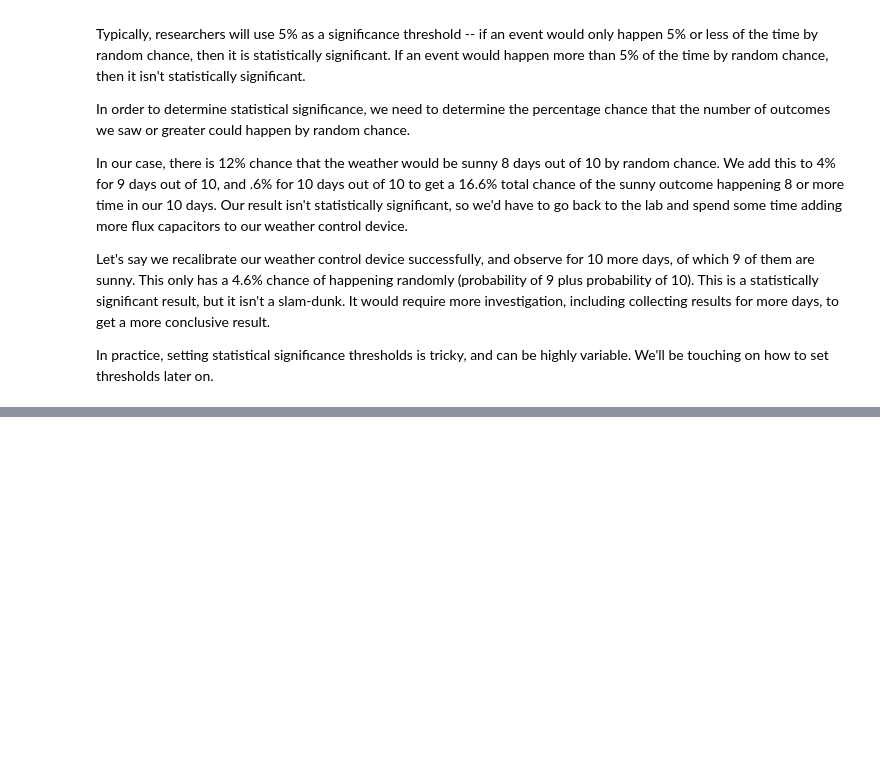
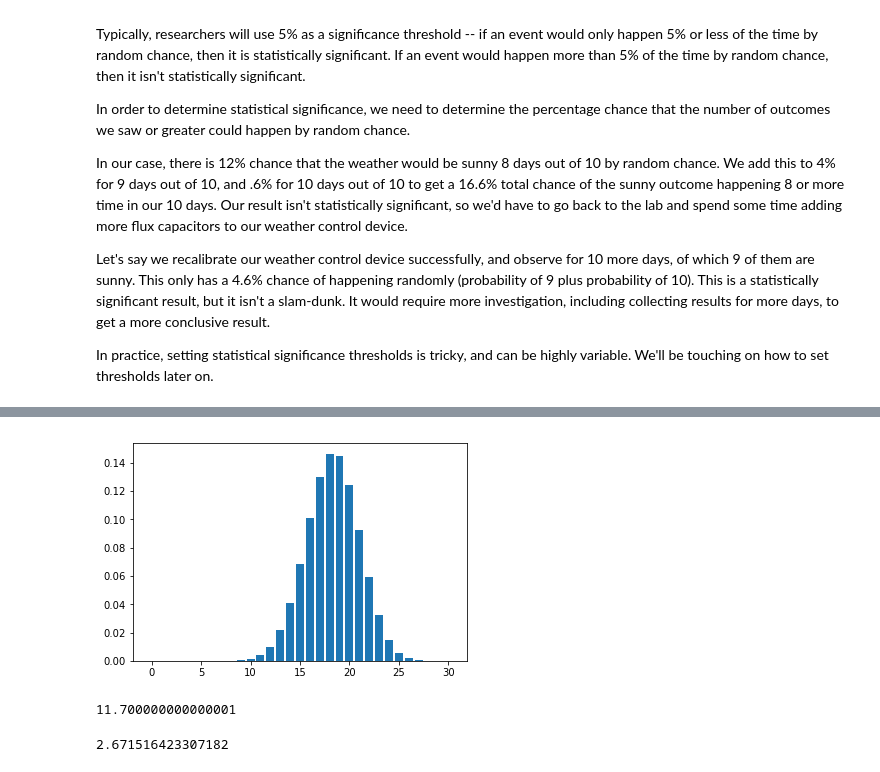
Before and after one commit to AnkushKhanna/learning-python-data-quest, a Jupyter notebook: statistics/probability_bike_rental.ipynb, the cells around one changed output, grey strips where cells are left out. Saved outputs shown, nothing was run; the diff lists cells and outputs as text; code cells hidden in the pictures; blank space fills up the shorter version.

```diff
--- a/statistics/probability_bike_rental.ipynb
+++ b/statistics/probability_bike_rental.ipynb
@@ -97,0 +170,21 @@ In practice, setting statistical significance thresholds is tricky, and can be h
+# %%
+outcome_counts = linspace(0,30,31)
+
+outcome_prob = binom.pmf(outcome_counts, 30, 0.61)
+
+plt.bar(outcome_counts, outcome_prob)
+plt.show()
+# %% [output]
+[figure, added]
+# %%
+N = 30
+p = 0.39
+dist_mean = N  * p
+dist_mean
+# %% [output]
+11.700000000000001
+# %%
+dist_stdev = (N * p * (1 - p)) ** (1/2)
+dist_stdev
+# %% [output]
+2.671516423307182
```
Also changed, not shown: parts of 6 cells of this notebook, 26 other files.
